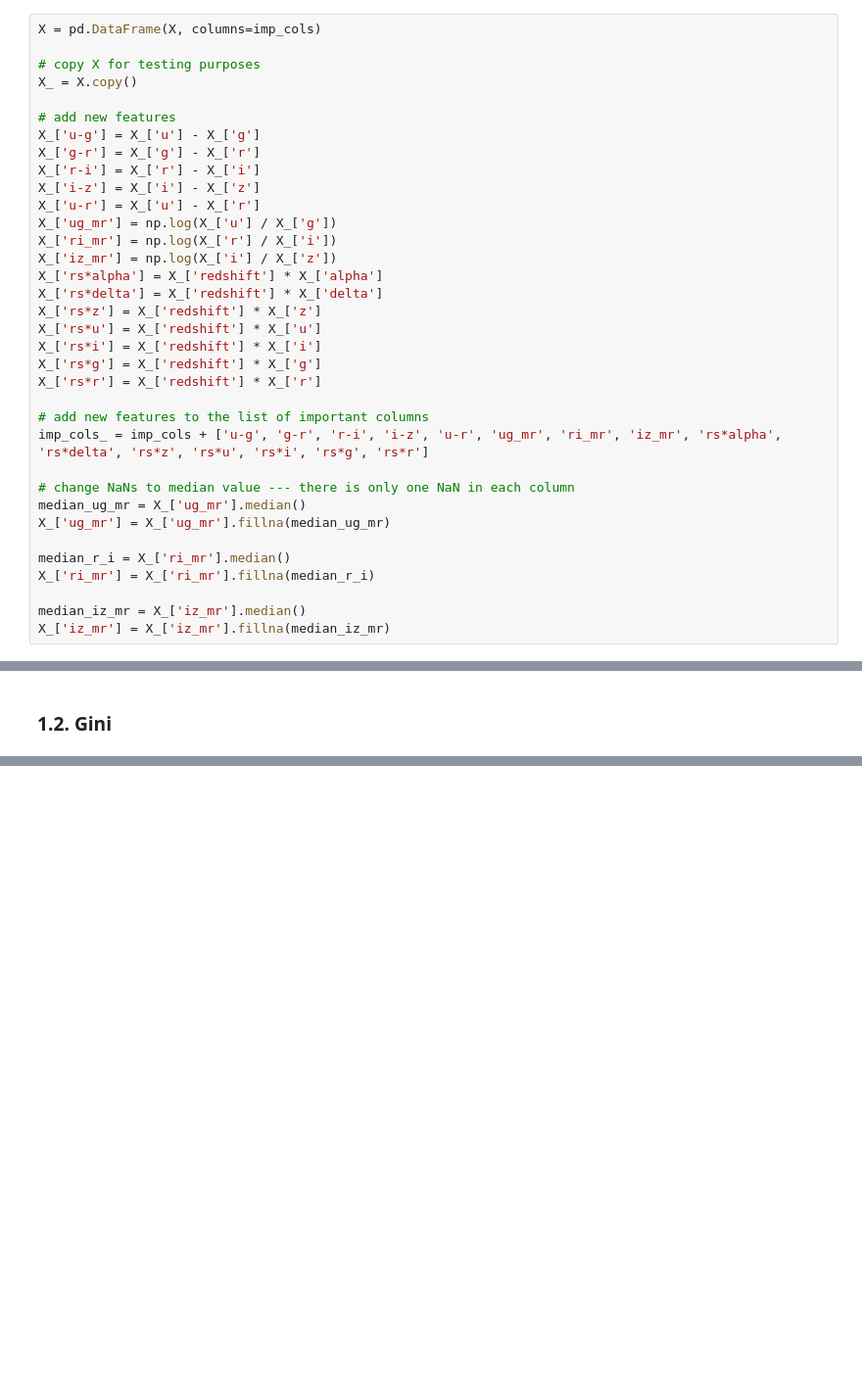
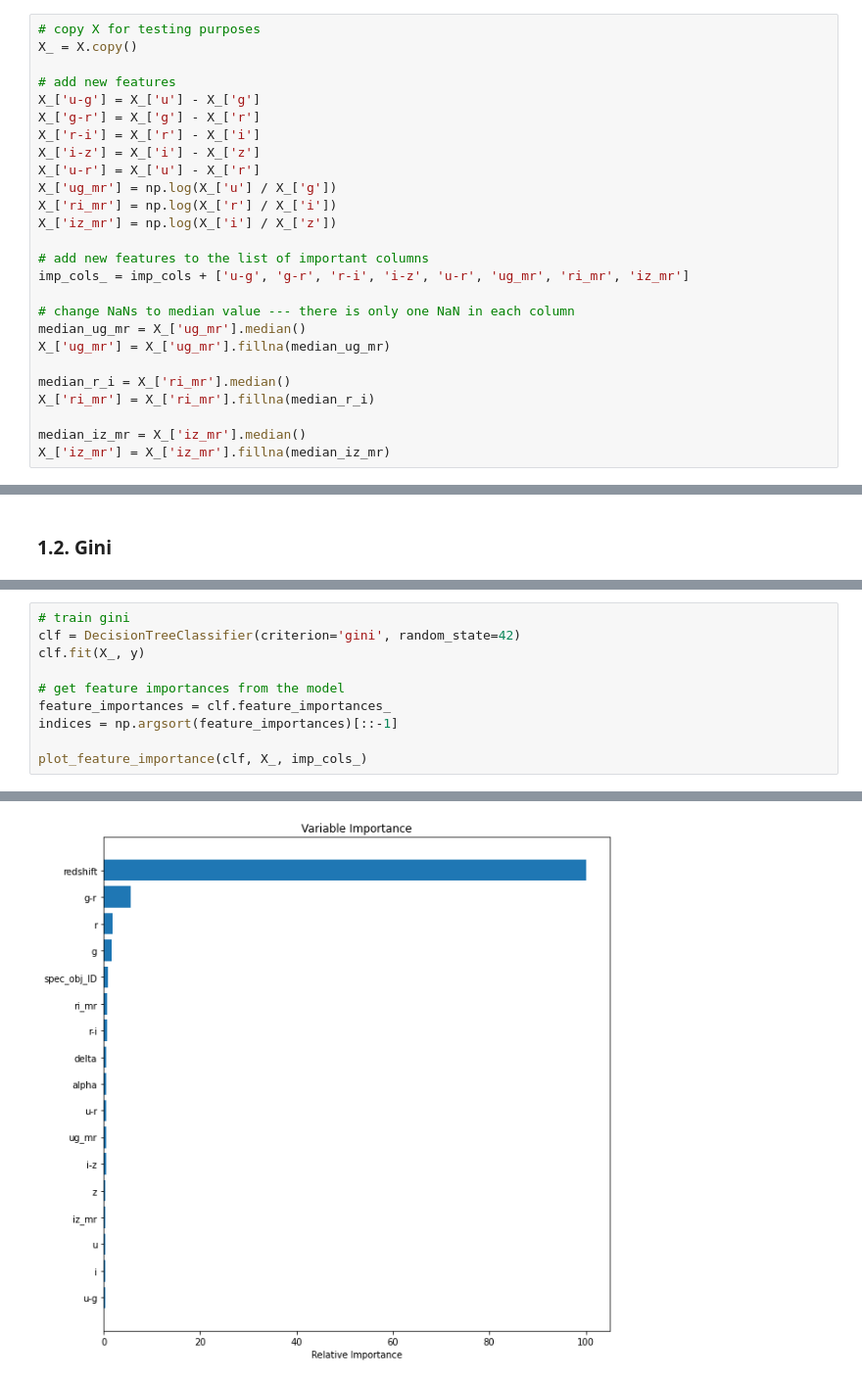
Before and after one commit to GasparSekula/StellarClassificationML, a Jupyter notebook: budowa_krok_3_4.ipynb, the cells around one changed output, grey strips where cells are left out. Shown at 98% size. Cells and saved outputs as stored; diff of their text form; blank space fills up the shorter version.

```diff
--- a/budowa_krok_3_4.ipynb
+++ b/budowa_krok_3_4.ipynb
@@ -60,6 +85,4 @@ Wykorzystamy, oprócz Random Forest Classifier, Gini i AUC.
 # %%
-X = pd.DataFrame(X, columns=imp_cols)
-
 # copy X for testing purposes
 X_ = X.copy()
 
@@ -72,16 +95,9 @@ X_['u-r'] = X_['u'] - X_['r']
 X_['ug_mr'] = np.log(X_['u'] / X_['g'])
 X_['ri_mr'] = np.log(X_['r'] / X_['i'])
 X_['iz_mr'] = np.log(X_['i'] / X_['z'])
-X_['rs*alpha'] = X_['redshift'] * X_['alpha']
-X_['rs*delta'] = X_['redshift'] * X_['delta']
-X_['rs*z'] = X_['redshift'] * X_['z']
-X_['rs*u'] = X_['redshift'] * X_['u']
-X_['rs*i'] = X_['redshift'] * X_['i']
-X_['rs*g'] = X_['redshift'] * X_['g']
-X_['rs*r'] = X_['redshift'] * X_['r']
 
 # add new features to the list of important columns
-imp_cols_ = imp_cols + ['u-g', 'g-r', 'r-i', 'i-z', 'u-r', 'ug_mr', 'ri_mr', 'iz_mr', 'rs*alpha', 'rs*delta', 'rs*z', 'rs*u', 'rs*i', 'rs*g', 'rs*r']
+imp_cols_ = imp_cols + ['u-g', 'g-r', 'r-i', 'i-z', 'u-r', 'ug_mr', 'ri_mr', 'iz_mr']
 
 # change NaNs to median value --- there is only one NaN in each column
 median_ug_mr = X_['ug_mr'].median()
@@ -180,0 +167,11 @@ Feature ranking:
+# %%
+# train gini
+clf = DecisionTreeClassifier(criterion='gini', random_state=42)
+clf.fit(X_, y)
+
+# get feature importances from the model
+feature_importances = clf.feature_importances_
+indices = np.argsort(feature_importances)[::-1]
+
+plot_feature_importance(clf, X_, imp_cols_)
+# %% [output]
@@ -181,3 +196,4 @@ Feature ranking:
+[figure, added]
 # %% [markdown]
 Według modelu Gini, cechami posiadającymi współczynnik ważności >= 5% są:
 - redshift,
```
Also changed, not shown: parts of 47 cells of this notebook.
